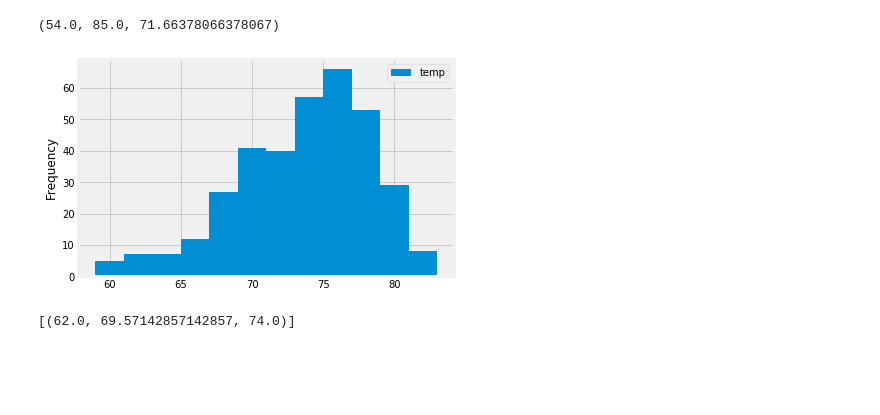
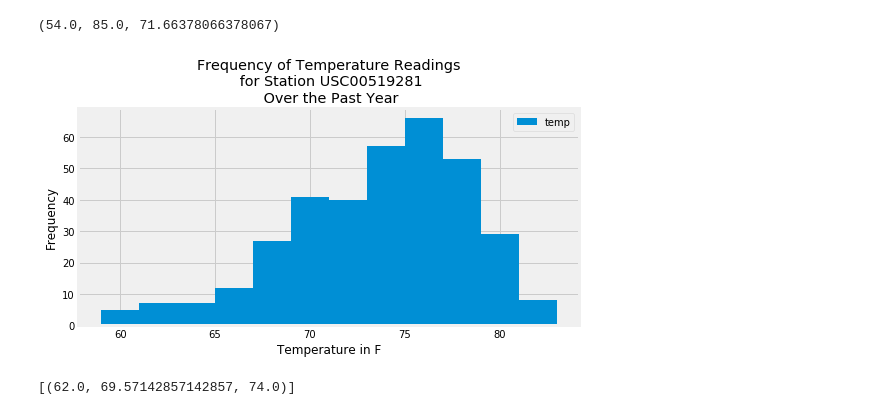
Before and after one commit to Survifit/bootcamprepo, a Jupyter notebook: Homework10/Howard_Hwk10_climate.ipynb, the cells around one changed output. Drawn from its saved outputs; the diff is of its cells as text; code cells hidden in the pictures; blank space fills up the shorter version.

```diff
--- a/Homework10/Howard_Hwk10_climate.ipynb
+++ b/Homework10/Howard_Hwk10_climate.ipynb
@@ -121,14 +121,16 @@ for row in temp_set:
 # %%
 # Choose the station with the highest number of temperature observations.
 # Query the last 12 months of temperature observation data for this station and plot the results as a histogram
 station_temp = session.query(Measurement.tobs).filter(Measurement.station == 'USC00519281').\
                 filter(Measurement.date >= str(year_ago)).all()
 temp = [row[0] for row in station_temp]
 temp_df = pd.DataFrame({'temp':temp})
-temp_df.plot(kind='hist', bins=12)
+temp_df.plot(kind='hist', bins=12, figsize=(8,4))
+plt.title('Frequency of Temperature Readings\n for Station USC00519281\n Over the Past Year')
+plt.xlabel('Temperature in F')
 plt.show()
 # %% [output]
-[figure, old version]
+[figure, new version]
 # %%
 # This function called `calc_temps` will accept start date and end date in the format '%Y-%m-%d'
 # and return the minimum, average, and maximum temperatures for that range of dates
```
Also changed, not shown: parts of 9 cells of this notebook, 9 other files.
